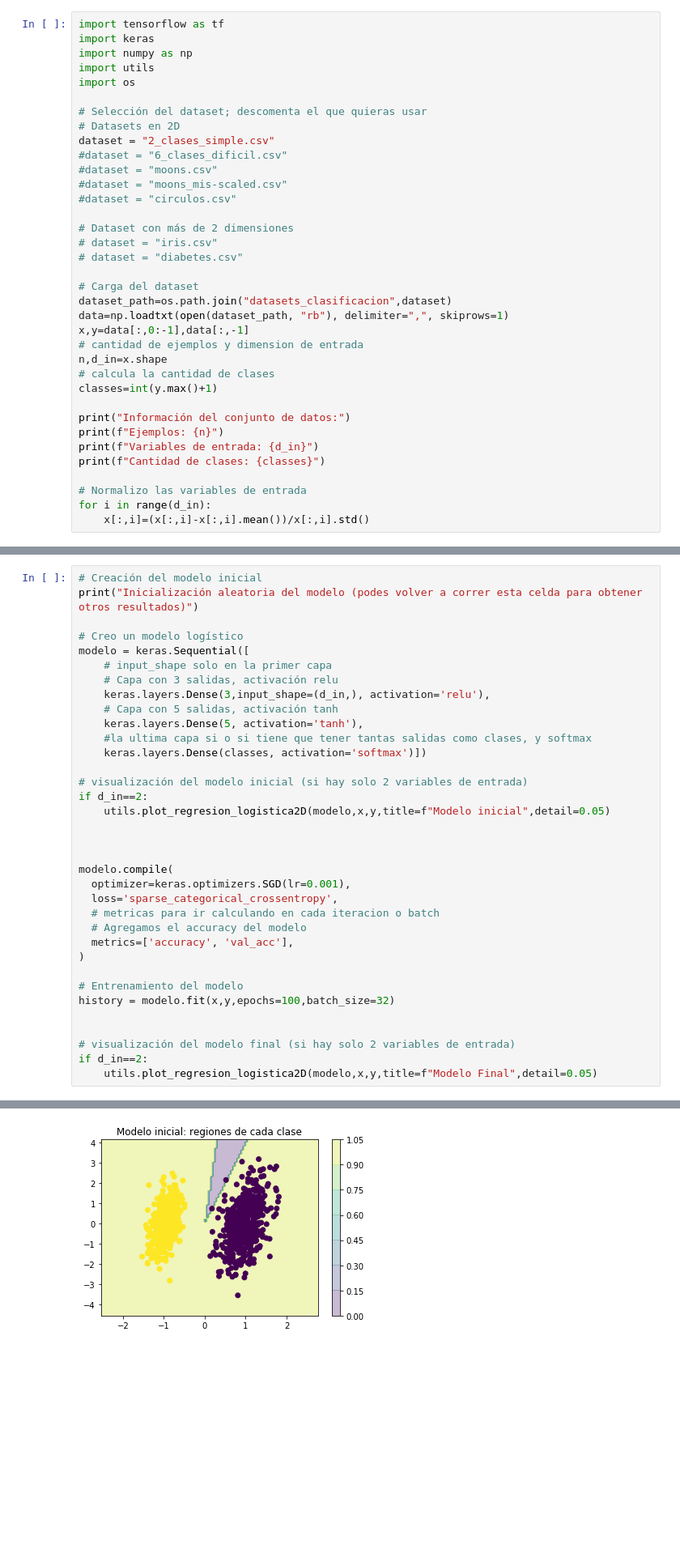
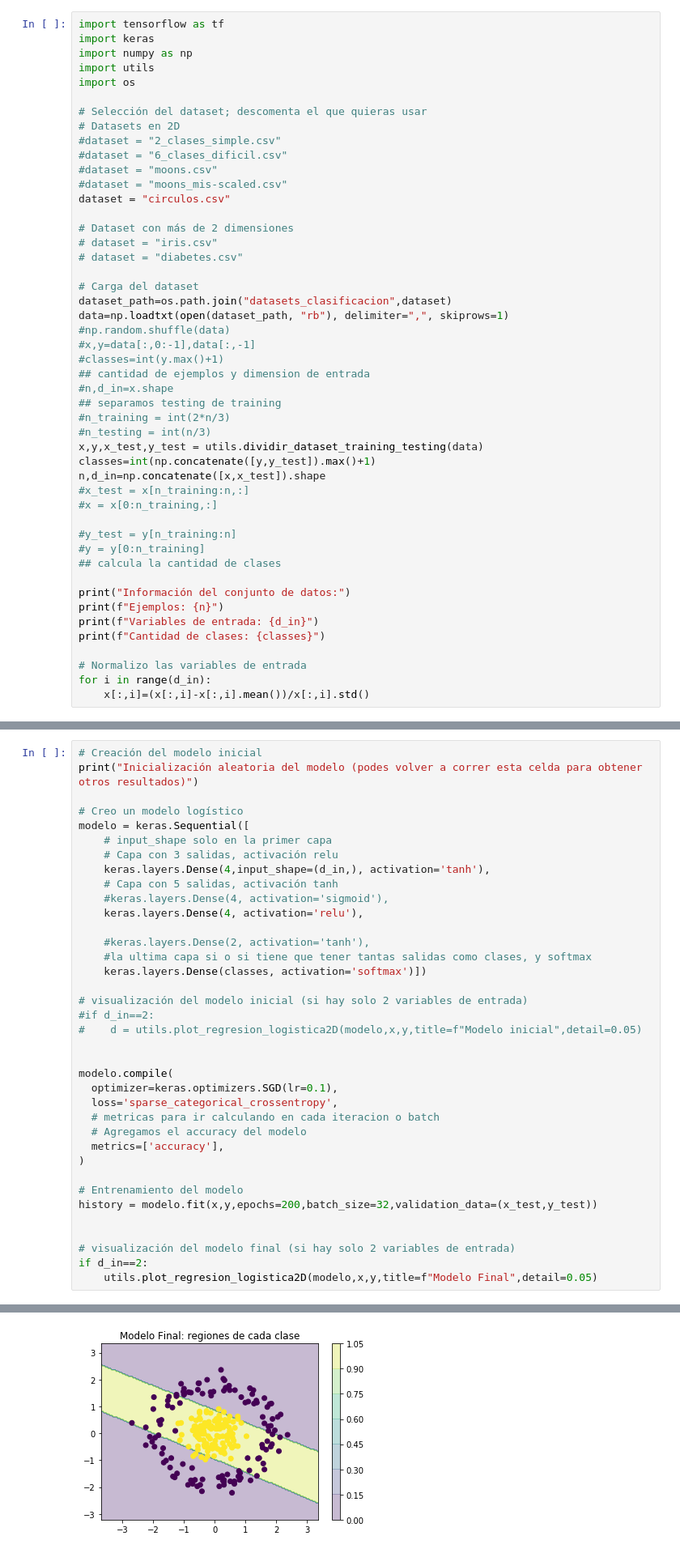
Before and after one commit to chudix/deep_learning, a Jupyter notebook: practica/2/Ejercicio 6 - Redes Neuronales con Keras y varios conjuntos de datos.ipynb, the cells around one changed output, grey strips where cells are left out. Shown: that part at 81% size. Drawn from its saved outputs; the diff is of its cells as text; blank space fills up the shorter version.

```diff
--- a/practica/2/Ejercicio 6 - Redes Neuronales con Keras y varios conjuntos de datos.ipynb
+++ b/practica/2/Ejercicio 6 - Redes Neuronales con Keras y varios conjuntos de datos.ipynb
@@ -27,11 +41,11 @@ import os
 
 # Selección del dataset; descomenta el que quieras usar
 # Datasets en 2D
-dataset = "2_clases_simple.csv"
+#dataset = "2_clases_simple.csv"
 #dataset = "6_clases_dificil.csv"
 #dataset = "moons.csv"
 #dataset = "moons_mis-scaled.csv"
-#dataset = "circulos.csv"
+dataset = "circulos.csv"
 
 # Dataset con más de 2 dimensiones
 # dataset = "iris.csv"
@@ -40,11 +54,23 @@ dataset = "2_clases_simple.csv"
 # Carga del dataset
 dataset_path=os.path.join("datasets_clasificacion",dataset)
 data=np.loadtxt(open(dataset_path, "rb"), delimiter=",", skiprows=1)
-x,y=data[:,0:-1],data[:,-1]
-# cantidad de ejemplos y dimension de entrada
-n,d_in=x.shape
-# calcula la cantidad de clases
-classes=int(y.max()+1)
+#np.random.shuffle(data)
+#x,y=data[:,0:-1],data[:,-1]
+#classes=int(y.max()+1)
+## cantidad de ejemplos y dimension de entrada
+#n,d_in=x.shape
+## separamos testing de training
+#n_training = int(2*n/3)
+#n_testing = int(n/3)
+x,y,x_test,y_test = utils.dividir_dataset_training_testing(data)
+classes=int(np.concatenate([y,y_test]).max()+1)
+n,d_in=np.concatenate([x,x_test]).shape
+#x_test = x[n_training:n,:]
+#x = x[0:n_training,:]
+
+#y_test = y[n_training:n]
+#y = y[0:n_training]
+## calcula la cantidad de clases
 
 print("Información del conjunto de datos:")
 print(f"Ejemplos: {n}")
@@ -68,28 +93,30 @@ print("Inicialización aleatoria del modelo (podes volver a correr esta celda pa
 modelo = keras.Sequential([
     # input_shape solo en la primer capa
     # Capa con 3 salidas, activación relu
-    keras.layers.Dense(3,input_shape=(d_in,), activation='relu'),
+    keras.layers.Dense(4,input_shape=(d_in,), activation='tanh'),
     # Capa con 5 salidas, activación tanh
-    keras.layers.Dense(5, activation='tanh'),
+    #keras.layers.Dense(4, activation='sigmoid'),
+    keras.layers.Dense(4, activation='relu'),
+
+    #keras.layers.Dense(2, activation='tanh'),
     #la ultima capa si o si tiene que tener tantas salidas como clases, y softmax
     keras.layers.Dense(classes, activation='softmax')])
 
 # visualización del modelo inicial (si hay solo 2 variables de entrada)
-if d_in==2:
-    utils.plot_regresion_logistica2D(modelo,x,y,title=f"Modelo inicial",detail=0.05)
-
+#if d_in==2:
+#    d = utils.plot_regresion_logistica2D(modelo,x,y,title=f"Modelo inicial",detail=0.05)
 
 
 modelo.compile(
-  optimizer=keras.optimizers.SGD(lr=0.001),
+  optimizer=keras.optimizers.SGD(lr=0.1),
   loss='sparse_categorical_crossentropy',
   # metricas para ir calculando en cada iteracion o batch
   # Agregamos el accuracy del modelo
-  metrics=['accuracy', 'val_acc'],
+  metrics=['accuracy'],
 )
 
 # Entrenamiento del modelo
-history = modelo.fit(x,y,epochs=100,batch_size=32)
+history = modelo.fit(x,y,epochs=200,batch_size=32,validation_data=(x_test,y_test))
 
 
 # visualización del modelo final (si hay solo 2 variables de entrada)
@@ -101 +143 @@ ValueError: Unknown metric function:val_acc
-[figure, old version]
+[figure, new version]
```
Also changed, not shown: parts of 8 cells of this notebook, 4 other files.
